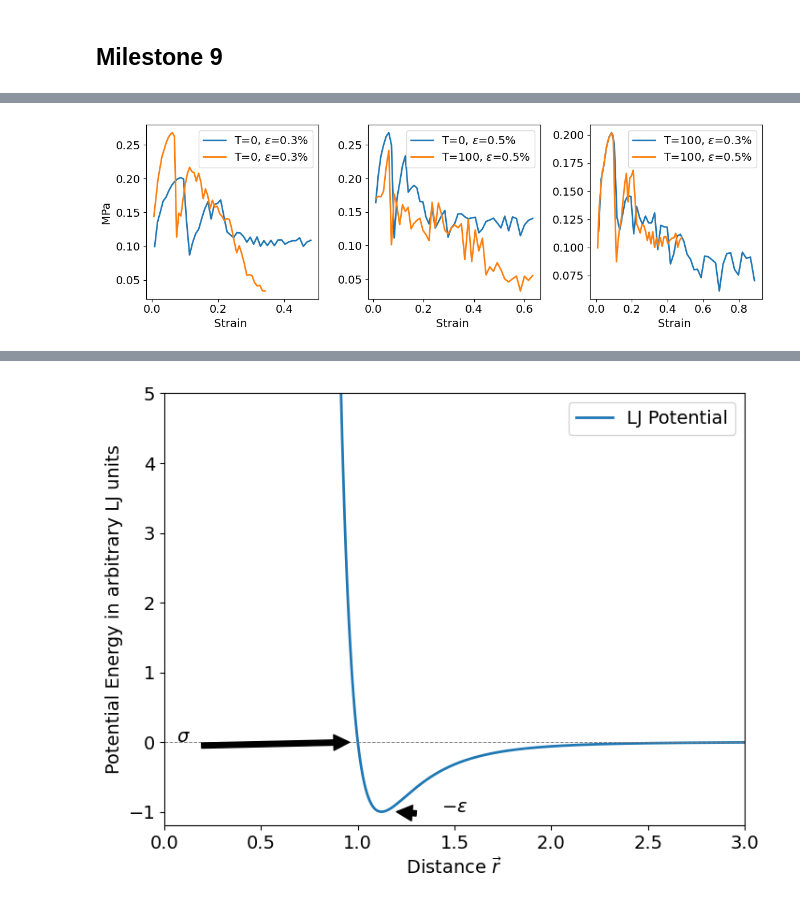
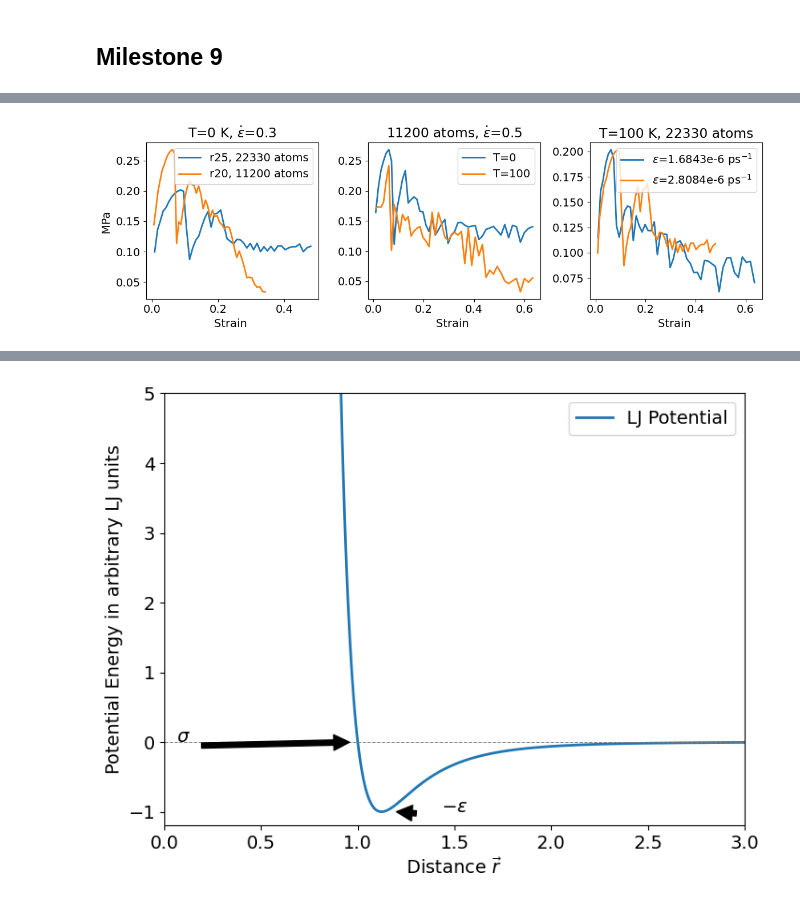
Before and after one commit to SickSmile1/MD-Simulation, a Jupyter notebook: results/results1.ipynb, the cells around one changed output, grey strips where cells are left out. Cells and saved outputs as stored; diff of their text form; code cells hidden in the pictures.

```diff
--- a/results/results1.ipynb
+++ b/results/results1.ipynb
@@ -8,4 +8,5 @@ import seaborn as sns
 plt.rcParams.update({
     'font.size': 14,
     'lines.linewidth': 2,
+    'figure.figsize': [10.4, 4.8]
 })
@@ -56,10 +76,4 @@ FileNotFoundError: ../buildDir/milestones/05/plot/energy_cubic_big_0.90 not foun
 # %%
-plt.rcParams.update({
-    'font.size': 14,
-    'lines.linewidth': 2,
-})
-
-
 data = pd.read_csv("ms5/data0")
 data = data.query('name.str.contains("/")')
 data['range'] = [int(x.split('/')[-1]) for x in data['name']]
@@ -306,29 +414,45 @@ arr5 =np.fromfile(path5+"0_5",sep="\n")
 # %%
 # stress = arr2[1::2].sum()/len(arr[1::2])*500
 plt.rcParams.update({
     'font.size': 14,
     'lines.linewidth': 2,
 })
 plt.rcParams['figure.figsize'] = [12, 4]
 fig, (ax1,ax2,ax3) = plt.subplots(1,3)
-ax1.plot(arr[1::2]/144,arr[0::2],label=r'T=0, $\epsilon$=0.3%')#arr[0::2])
-ax1.plot(arr1[1::2]/(144),arr1[0::2],label=r'T=0, $\epsilon$=0.3%')
+ax1.plot(arr[1::2]/144,arr[0::2],label=r'r25, 22330 atoms')#arr[0::2])
+ax1.plot(arr1[1::2]/(144),arr1[0::2],label=r'r20, 11200 atoms')
 
-ax2.plot(arr2[1::2]/144,arr2[0::2],label=r'T=0, $\epsilon$=0.5%')
-ax2.plot(arr3[1::2]/(144),arr3[0::2],label=r'T=100, $\epsilon$=0.5%')
+ax2.plot(arr2[1::2]/144,arr2[0::2],label=r'T=0')
+ax2.plot(arr3[1::2]/(144),arr3[0::2],label=r'T=100')
 
-ax3.plot(arr5[1::2]/(144),arr5[0::2],label=r'T=100, $\epsilon$=0.3%')
-ax3.plot(arr4[1::2]/(144),arr4[0::2],label=r'T=100, $\epsilon$=0.5%')
+deltal = arr4[1::2]
+s = (deltal[1] - deltal[0])/(144+ deltal[0])/(1000*5)
+#s = arr4[1::2]/(144*5*(50000/50))
+s_a = np.average(s)
+
+deltal = arr5[1::2]
+s2 = (deltal[1] - deltal[0])/(144+ deltal[0])/(1000*5)
+#s2 = arr5[1::2]/(201*5*(50000/50))
+s_a2 = np.average(s2)
+
+string1 = r'$\epsilon$=%.4fe-6 ps$^{-1}$' % (s_a*1000000)
+string2 = r'$\epsilon$=%.4fe-6 ps$^{-1}$' % (s_a2*1000000)
+ax3.plot(arr5[1::2]/(201),arr5[0::2],label=string1)
+ax3.plot(arr4[1::2]/(144),arr4[0::2],label=string2)
 plt.legend()
 ax1.legend()
 ax2.legend()
+# title
 #plt.ylabel("MPa")
+ax1.set_title(r'T=0 K, $\dot\epsilon$=0.3')
+ax2.set_title(r'11200 atoms, $\dot\epsilon$=0.5')
+ax3.set_title(r'T=100 K, 22330 atoms')
 ax1.set_ylabel("MPa ")
 ax1.set_xlabel("Strain ")
 ax2.set_xlabel("Strain ")
 plt.xlabel("Strain ")
 #plt.ticklabel_format(useOffset=False,style='plain')
 plt.tight_layout()
 plt.savefig("ms9_strain.pdf", format="pdf", dpi=300)
 # %% [output]
-[figure, old version]
+[figure, new version]
```
Also changed, not shown: parts of 19 cells of this notebook, 9 other files.
